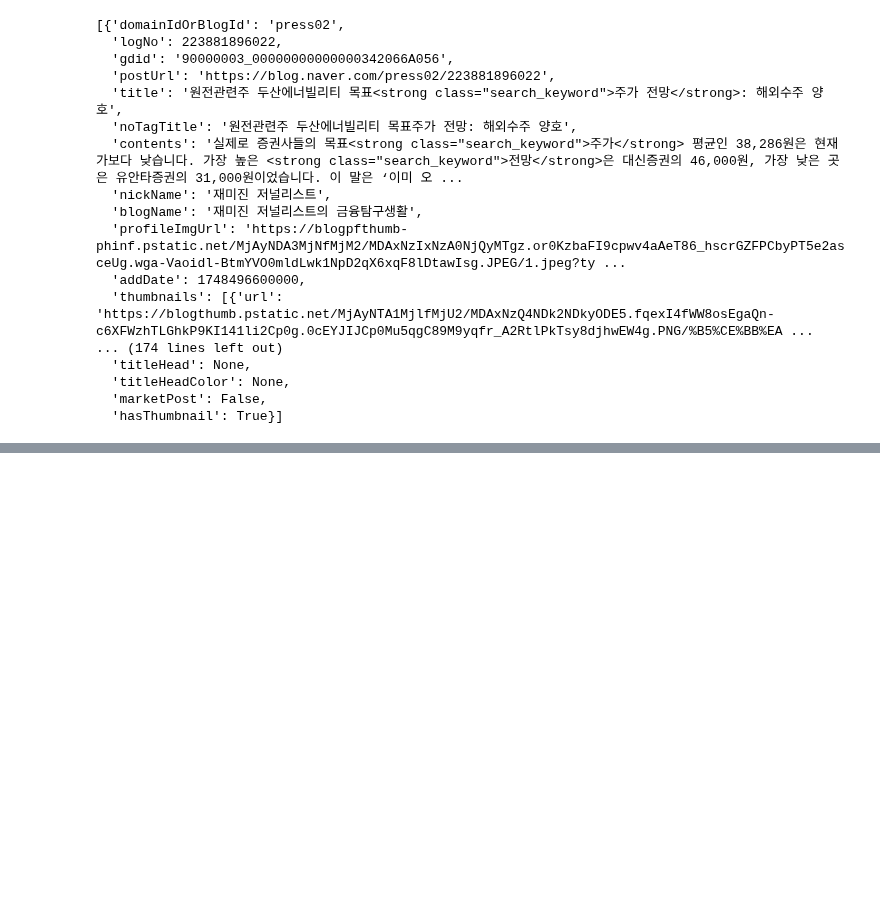
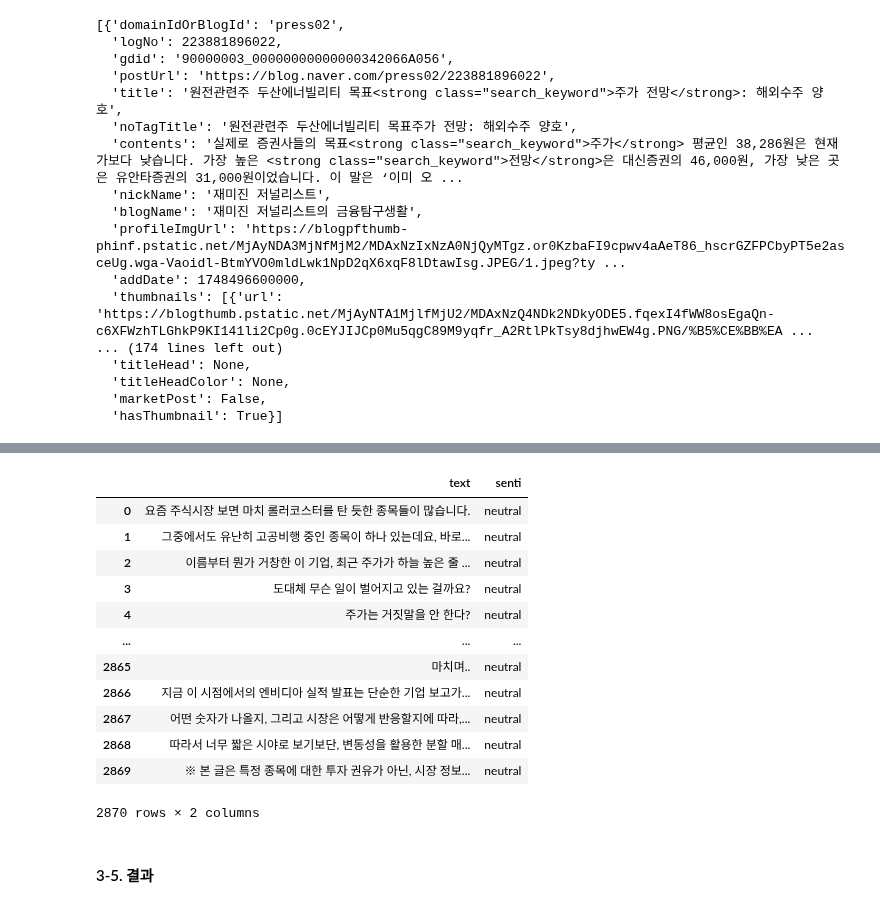
Before and after one commit to swhors/LSTM_Analyze, a Jupyter notebook: study/튜토리얼_금융 분석 프로그래밍 응용.ipynb, the cells around one changed output, grey strips where cells are left out. Drawn from its saved outputs; the diff is of its cells as text; code cells hidden in the pictures; blank space fills up the shorter version.

```diff
--- a/study/튜토리얼_금융 분석 프로그래밍 응용.ipynb
+++ b/study/튜토리얼_금융 분석 프로그래밍 응용.ipynb
@@ -105,0 +336,7 @@ json.loads(res.text.split('\n')[1])['result']['searchList']
+# %%
+for i in range(1, len(posts_info)):
+    x = get_posts(posts_info[i])
+    y = [x['label'] for x in senti_classifier(x)]
+    df_next = pd.DataFrame(data={'text': x, 'senti': y})
+    df = pd.concat([df, df_next])
+    print(f'[INFO] 분류 작업 중.. (타겟 포스팅: {i}/{len(posts_info)-1} 분류 된 문장 수: {len(df)}')
@@ -106 +361,20 @@ json.loads(res.text.split('\n')[1])['result']['searchList']
+# %%
+df = df.reset_index(drop=True)
+df
+# %% [output]
+|  | text | senti |
+| 0 | 요즘 주식시장 보면 마치 롤러코스터를 탄 듯한 종목들이 많습니다. | neutral |
+| 1 | 그중에서도 유난히 고공비행 중인 종목이 하나 있는데요, 바로... | neutral |
+| 2 | 이름부터 뭔가 거창한 이 기업, 최근 주가가 하늘 높은 줄 ... | neutral |
+| 3 | 도대체 무슨 일이 벌어지고 있는 걸까요? | neutral |
+| 4 | 주가는 거짓말을 안 한다? | neutral |
+| ... | ... | ... |
+| 2865 | 마치며.. | neutral |
+| 2866 | 지금 이 시점에서의 엔비디아 실적 발표는 단순한 기업 보고가... | neutral |
+| 2867 | 어떤 숫자가 나올지, 그리고 시장은 어떻게 반응할지에 따라,... | neutral |
+| 2868 | 따라서 너무 짧은 시야로 보기보단, 변동성을 활용한 분할 매... | neutral |
+| 2869 | ※ 본 글은 특정 종목에 대한 투자 권유가 아닌, 시장 정보... | neutral |
+2870 rows × 2 columns
+# %% [markdown]
+#### 3-5. 결과
 # %% [markdown]
```
Also changed, not shown: parts of 37 cells of this notebook, 6 other files.
